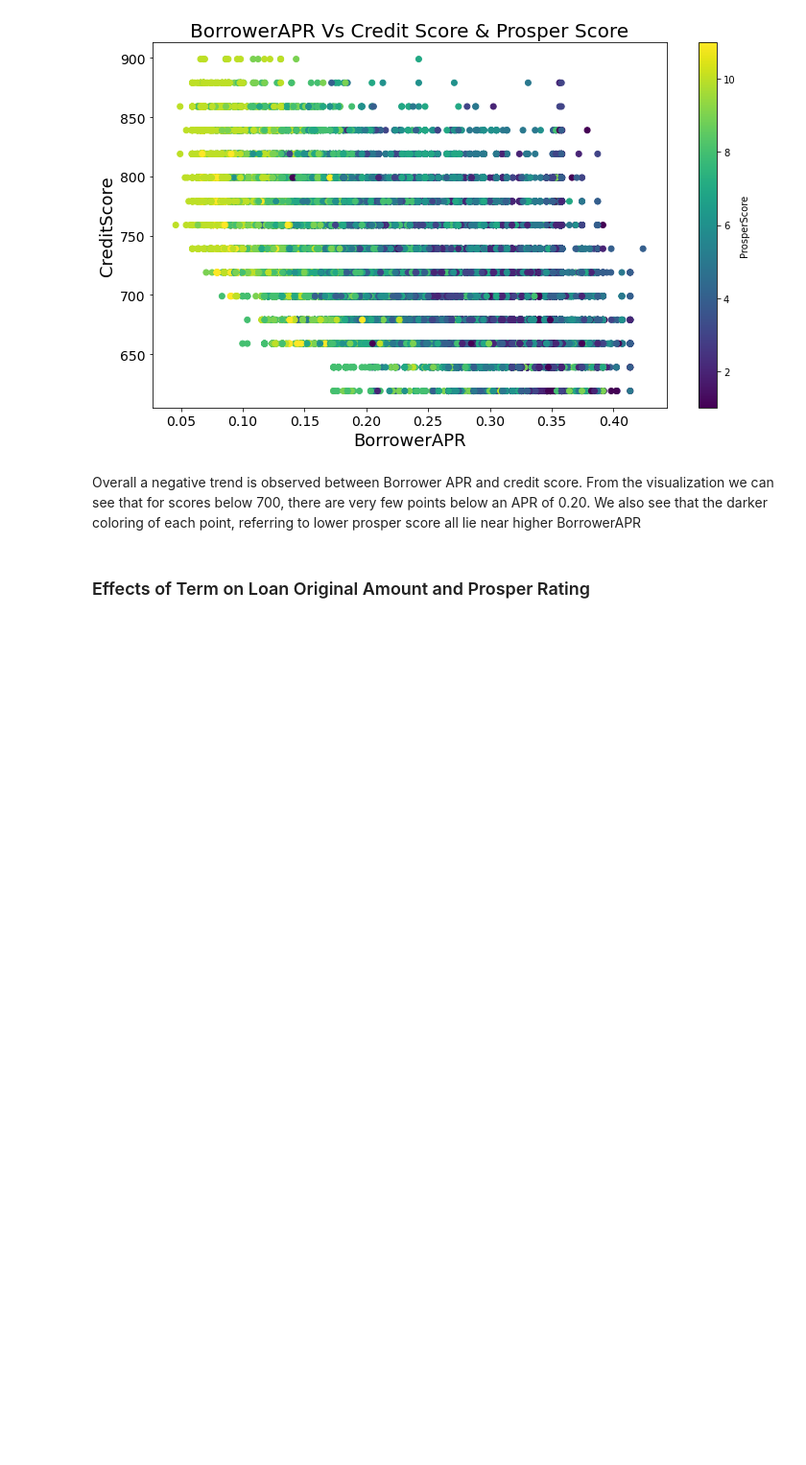
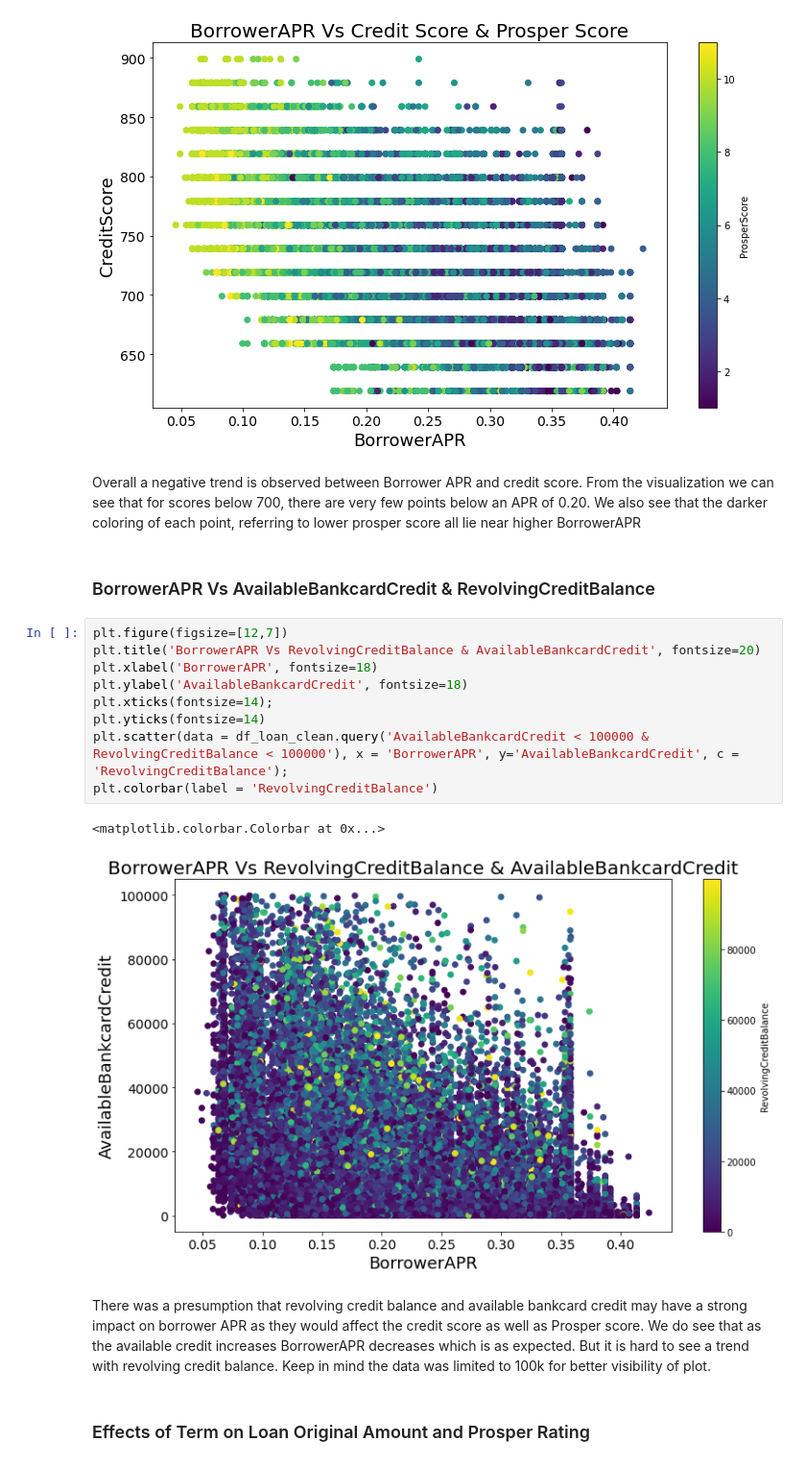
Before and after one commit to allaydesai/Communicate-Data-Findings-Prosper-Loan-Dataset, a Jupyter notebook: Prosper_Dataset_Exploration.ipynb, the cells around one changed output. Shown at 96% size. Cells and saved outputs as stored; diff of their text form; blank space fills up the shorter version.

```diff
--- a/Prosper_Dataset_Exploration.ipynb
+++ b/Prosper_Dataset_Exploration.ipynb
@@ -524,6 +552,22 @@ plt.colorbar(label = 'ProsperScore')
 [figure]
 # %% [markdown]
 Overall a negative trend is observed between Borrower APR and credit score. From the visualization we can see that for scores below 700, there are very few points below an APR of 0.20. We also see that the darker coloring of each point, referring to lower prosper score all lie near higher BorrowerAPR
+# %% [markdown]
+### BorrowerAPR Vs AvailableBankcardCredit & RevolvingCreditBalance
+# %%
+plt.figure(figsize=[12,7])
+plt.title('BorrowerAPR Vs RevolvingCreditBalance & AvailableBankcardCredit', fontsize=20)
+plt.xlabel('BorrowerAPR', fontsize=18)
+plt.ylabel('AvailableBankcardCredit', fontsize=18)
+plt.xticks(fontsize=14);
+plt.yticks(fontsize=14)
+plt.scatter(data = df_loan_clean.query('AvailableBankcardCredit < 100000 & RevolvingCreditBalance < 100000'), x = 'BorrowerAPR', y='AvailableBankcardCredit', c = 'RevolvingCreditBalance');
+plt.colorbar(label = 'RevolvingCreditBalance')
+# %% [output]
+<matplotlib.colorbar.Colorbar at 0x...>
+[figure, added]
+# %% [markdown]
+There was a presumption that revolving credit balance and available bankcard credit may have a strong impact on borrower APR as they would affect the credit score as well as Prosper score. We do see that as the available credit increases BorrowerAPR decreases which is as expected. But it is hard to see a trend with revolving credit balance. Keep in mind the data was limited to 100k for better visibility of plot.
 # %% [markdown]
 ### Effects of Term on Loan Original Amount and Prosper Rating
 # %%
```
Also changed, not shown: parts of 14 cells of this notebook, 4 other files.
